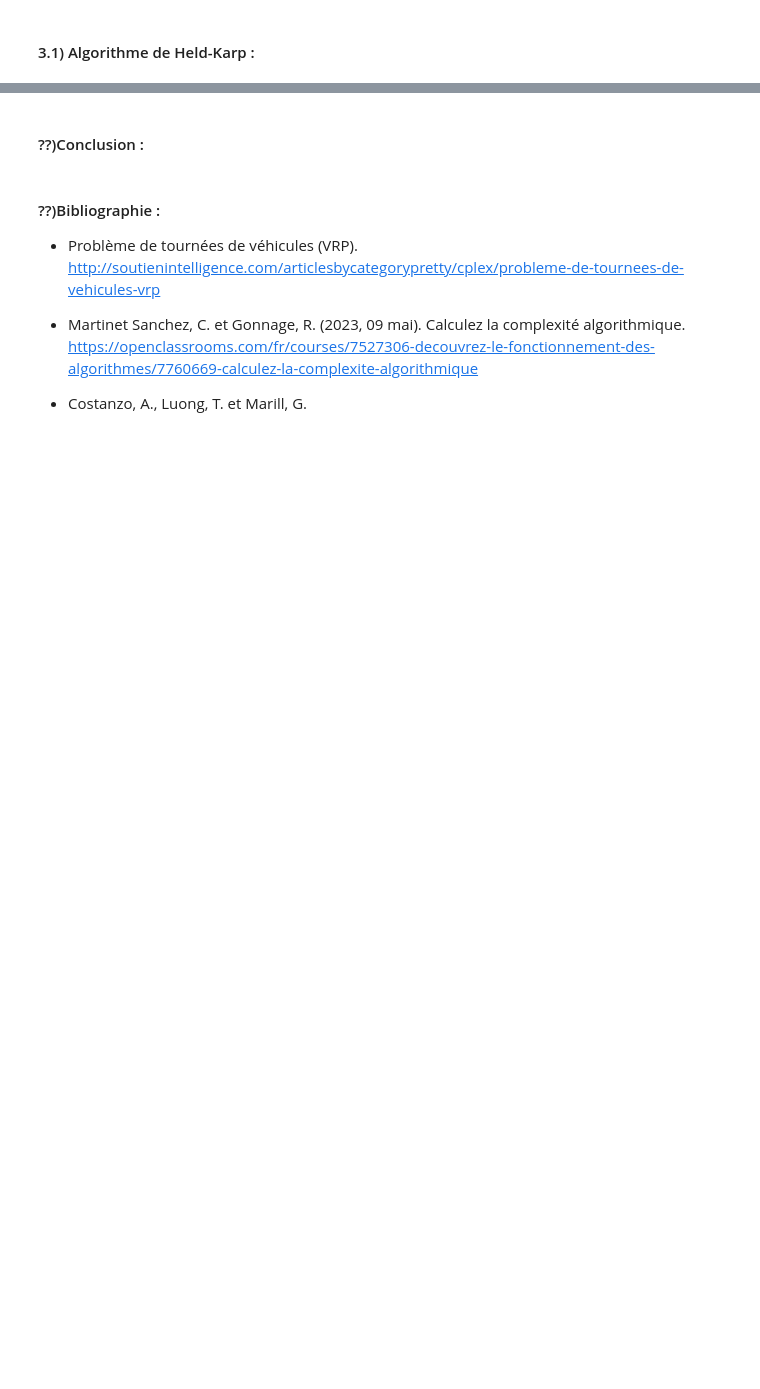
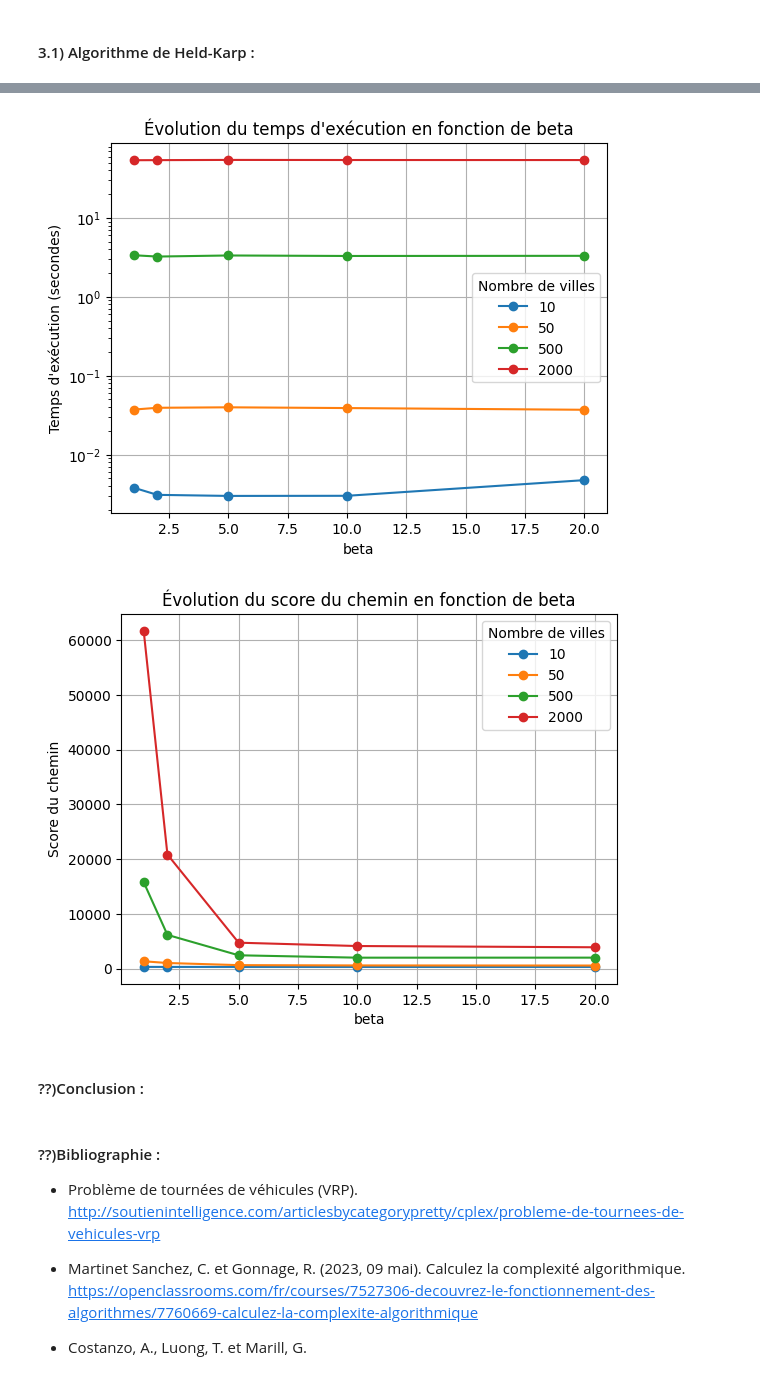
Before and after one commit to Neony-creator/ProjectAlgoadvance, a Jupyter notebook: Livrable 1 .ipynb, the cells around one changed output, grey strips where cells are left out. Drawn from its saved outputs; the diff is of its cells as text; code cells hidden in the pictures; blank space fills up the shorter version.

```diff
--- a/Livrable 1 .ipynb
+++ b/Livrable 1 .ipynb
@@ -534,3 +722,27 @@ r2 :  0.0
+# %%
+for nombre_villes, data in temps_par_villes.items():
+    plt.plot(data['beta'], data['temps_execution'], marker='o', label=str(nombre_villes))
+
+plt.yscale('log')
+
+plt.xlabel('beta')
+plt.ylabel('Temps d\'exécution (secondes)')
+plt.title('Évolution du temps d\'exécution en fonction de beta')
+plt.legend(title='Nombre de villes')
+plt.grid(True)
+plt.show()
+
+for nombre_villes, data in scores_par_villes.items():
+    plt.plot(data['beta'], data['score_chemin'], marker='o', label=str(nombre_villes))
+plt.xlabel('beta')
+plt.ylabel('Score du chemin')
+plt.title('Évolution du score du chemin en fonction de beta')
+plt.legend(title='Nombre de villes')
+plt.grid(True)
+plt.show()
+# %% [output]
+[figure, added]
+[figure, added]
 # %% [markdown]
 #### ??)Conclusion : <a class="anchor" id="conclusion"></a>
 # %% [markdown]
```
Also changed, not shown: parts of 12 cells of this notebook.
